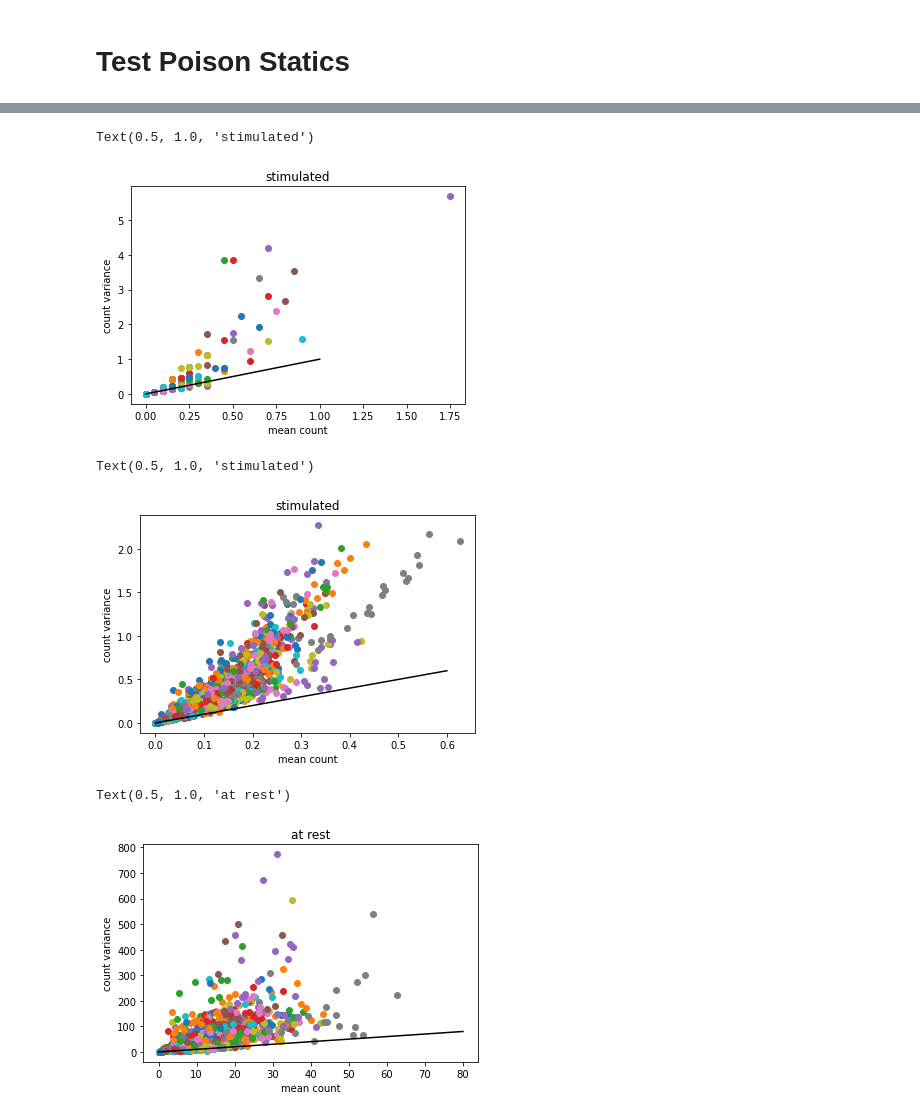
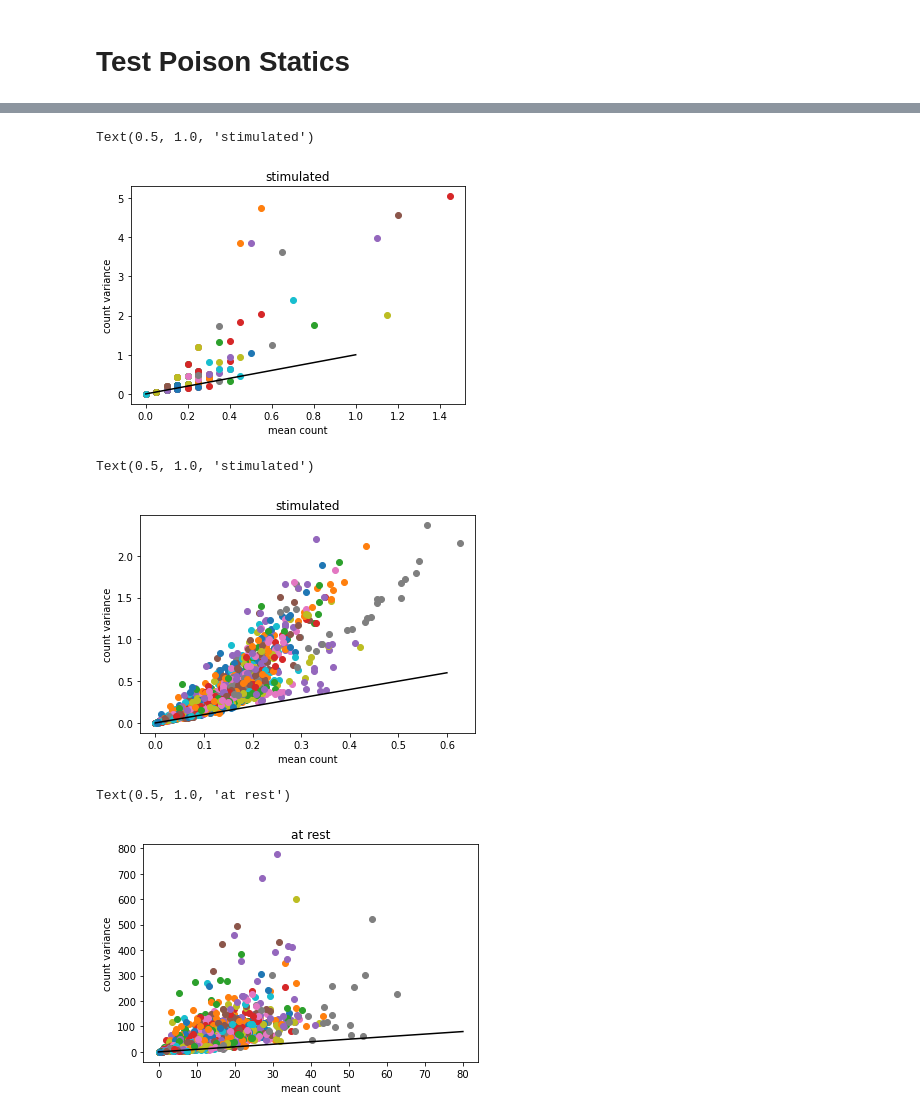
Before and after one commit to llincooi/retina_python, a Jupyter notebook: NewExptAnalysis/R_info of Repeated Trial Comparison.ipynb, the cells around one changed output, grey strips where cells are left out. Saved outputs shown, nothing was run; the diff lists cells and outputs as text; code cells hidden in the pictures.

Commit message:
delayCorrection of trial cutting

```diff
--- a/NewExptAnalysis/R_info of Repeated Trial Comparison.ipynb
+++ b/NewExptAnalysis/R_info of Repeated Trial Comparison.ipynb
@@ -37,8 +37,10 @@ for mi in range(len(Mean_list)):
         filename = 'diode_repeat_OU_tau=500ms_cutoff=1_mean='+str(Mean_list[mi])+'_C='+str(Contrast_list[ci])+'_03-Nov-2021_0'
         annots = loadmat(exp_folder+filename, squeeze_me = True)
         sampling_rate = 20000
-        TimeStamps = annots['TimeStamps']
-        x = annots['a_data'][0, int(TimeStamps[0]*sampling_rate):int(TimeStamps[1]*sampling_rate)+1]
+        TicTocer = annots['a_data'][1]
+        startTime = np.where(TicTocer>38000)[0][0]/sampling_rate
+        endTime = np.where(TicTocer>38000)[0][-1]/sampling_rate
+        x = annots['a_data'][0, int(startTime*sampling_rate):int(endTime*sampling_rate)+1]
         x = x[::int(sampling_rate*dt)]
         x = x.astype(float)
         x = (x-np.mean(x))/np.std(x)
@@ -48,7 +50,7 @@ for mi in range(len(Mean_list)):
         for channelnumber in np.arange(1,61):
             Spike = annots['Spikes'][channelnumber-1]
             try:
-                Spike_Cell[channelnumber-1] = Spike[np.where(Spike>TimeStamps[0])[0][0]:np.where(Spike<TimeStamps[1])[0][-1]]-TimeStamps[0]
+                Spike_Cell[channelnumber-1] = Spike[np.where(Spike>startTime)[0][0]:np.where(Spike<endTime)[0][-1]]-startTime
             except: # no spike
                 Spike_Cell[channelnumber-1] = np.array([])
 
@@ -70,0 +73,15 @@ for data in np.array(Data2DList).flatten():
+# %%
+for mi in range(len(Mean_list)):
+    for ci in range(len(Contrast_list)):
+        x_trial = [0]*trial
+        delayCorrection = [0]*trial
+        for i in range(trial):
+            startTime = restTime+i*(restTime+stiTime)
+            endTime = (i+1)*(restTime+stiTime)
+            x_trial[i] = Data2DList[mi][ci]['input'][int(startTime/dt):int(endTime/dt)]
+            if i == 0:
+                center = np.argmax(np.correlate(x_trial[0], x_trial[0], 'same'))
+            else:
+                delayCorrection[i] = np.argmax(np.correlate(x_trial[i], x_trial[0], 'same'))-center
+
+        Data2DList[mi][ci]['delayCorrection'] = delayCorrection.copy()
@@ -127,16 +148,16 @@ for mi in range(len(Mean_list)):
             rest_Spike_Trial = [-1]*trial
             for i in range(trial):
                 # for stimulated
-                startTime = restTime+i*(restTime+stiTime)
-                endTime = (i+1)*(restTime+stiTime)
+                startTime = restTime+i*(restTime+stiTime)+Data2DList[mi][ci]['delayCorrection'][i]*dt
+                endTime = (i+1)*(restTime+stiTime)+Data2DList[mi][ci]['delayCorrection'][i]*dt
                 try:
                     Spike_Trial[i] = Spike[np.where(Spike>=startTime)[0][0]:np.where(Spike<endTime)[0][-1]]-startTime
                     rstate_Trial[i], _ = np.histogram(Spike_Trial[i], np.arange(0,stiTime+binLen,binLen))
                 except: # if there is no spike
                     rstate_Trial[i] = np.zeros(int(stiTime/binLen)+1)
                 # for at rest
-                startTime = i*(restTime+stiTime)
-                endTime = restTime+i*(restTime+stiTime)
+                startTime = i*(restTime+stiTime)+Data2DList[mi][ci]['delayCorrection'][i]*dt
+                endTime = restTime+i*(restTime+stiTime)+Data2DList[mi][ci]['delayCorrection'][i]*dt
                 try:
                     rest_Spike_Trial[i] = Spike[np.where(Spike>=startTime)[0][0]:np.where(Spike<endTime)[0][-1]]-startTime
                     rest_rstate_Trial[i], _ = np.histogram(rest_Spike_Trial[i], np.arange(0,stiTime+binLen,binLen))
@@ -338,7 +359,7 @@ plt.ylabel('count variance')
 plt.title('stimulated')
 # %% [output]
 Text(0.5, 1.0, 'stimulated')
-[figure, old version]
+[figure, new version]
 # %%
 # Sampling Space: all time all trial
 winSize = 0.05 # dt = 0.01
@@ -363,30 +384,30 @@ plt.ylabel('count variance')
 plt.title('stimulated')
 # %% [output]
 Text(0.5, 1.0, 'stimulated')
-[figure, old version]
+[figure, new version]
 # %%
-all time all trial (window size = a trial)
+# all time all trial (window size = a trial)
 for mi in range(len(Mean_list)):
     for ci in range(len(Contrast_list)):
         Spike_Trial_Cell = Data2DList[mi][ci]['rest_Spike_Trial_Cell'].copy()
         for cn in range(60):
             Spike_Trial = Spike_Trial_Cell[cn]
             rstate_Trial = [0]*trial
             for i in range(trial):
                 try:
                     rstate_Trial[i] = len(Spike_Trial[i])
                 except: # if there is no spike
                     rstate_Trial[i] = 0
 
             plt.scatter( np.mean(np.array(rstate_Trial)), np.var(np.array(rstate_Trial)))
 
 plt.plot([0, 80], [0, 80], 'k')
 plt.xlabel('mean count')
 plt.ylabel('count variance')
 plt.title('at rest')
 # %% [output]
 Text(0.5, 1.0, 'at rest')
-[figure, old version]
+[figure, new version]
 # %%
 # Sampling Space: a time (event) all trial
 winSize = 0.1 # dt = 0.01
```
Also changed, not shown: parts of 10 cells of this notebook, 2 other files.
